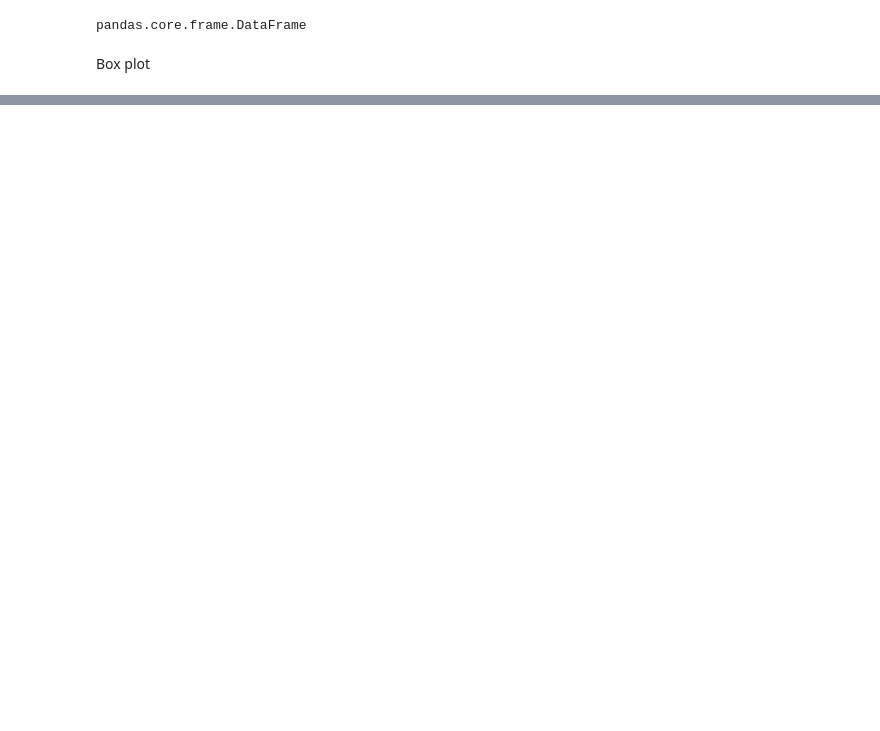
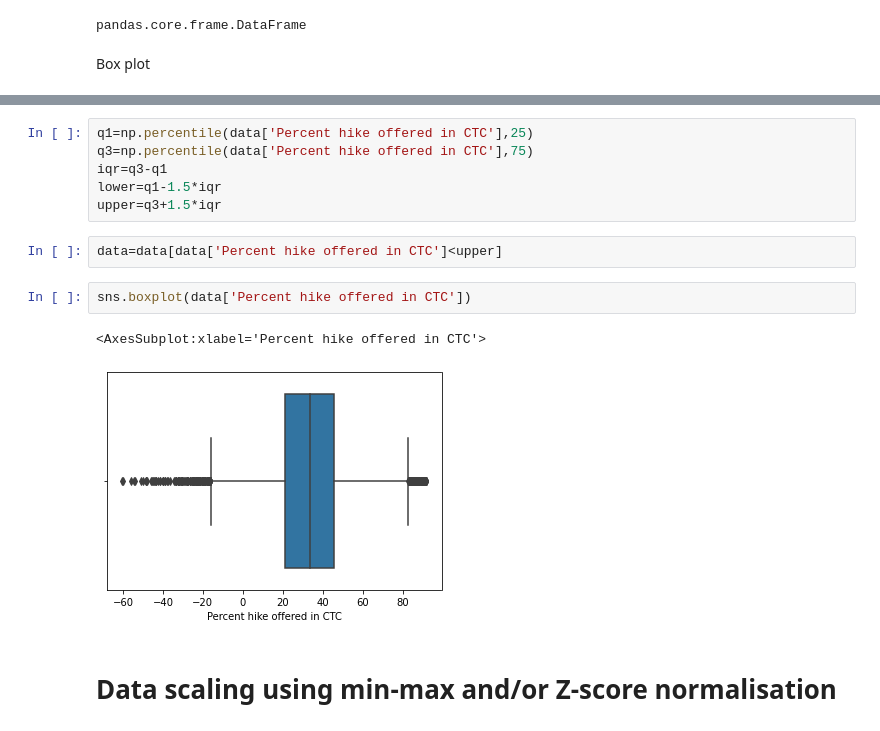
Before and after one commit to rproddatur/Capstone, a Jupyter notebook: task 2.2.ipynb, the cells around one changed output, grey strips where cells are left out. Drawn from its saved outputs; the diff is of its cells as text; blank space fills up the shorter version.

```diff
--- a/task 2.2.ipynb
+++ b/task 2.2.ipynb
@@ -472,0 +456,15 @@ There are no outliers in the data
+# %%
+q1=np.percentile(data['Percent hike offered in CTC'],25)
+q3=np.percentile(data['Percent hike offered in CTC'],75)
+iqr=q3-q1
+lower=q1-1.5*iqr
+upper=q3+1.5*iqr
+# %%
+data=data[data['Percent hike offered in CTC']<upper]
+# %%
+sns.boxplot(data['Percent hike offered in CTC'])
+# %% [output]
+<AxesSubplot:xlabel='Percent hike offered in CTC'>
+[figure, added]
+# %% [markdown]
+# Data scaling using min-max and/or  Z-score normalisation
```
Also changed, not shown: parts of 47 cells of this notebook.
